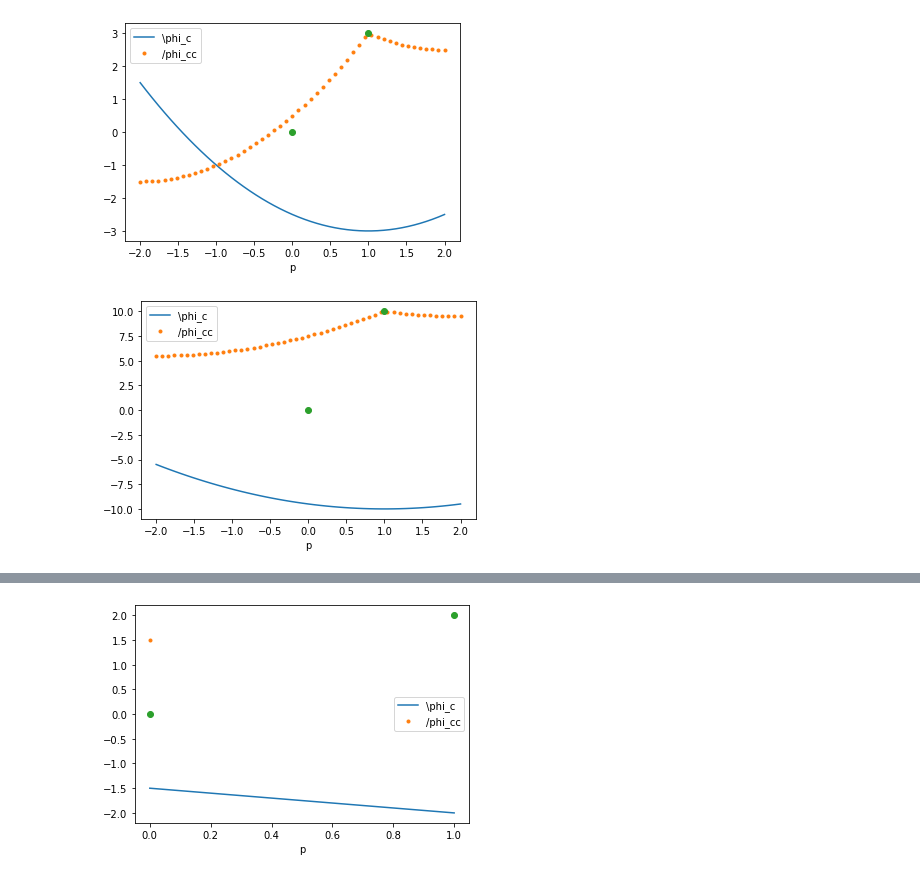
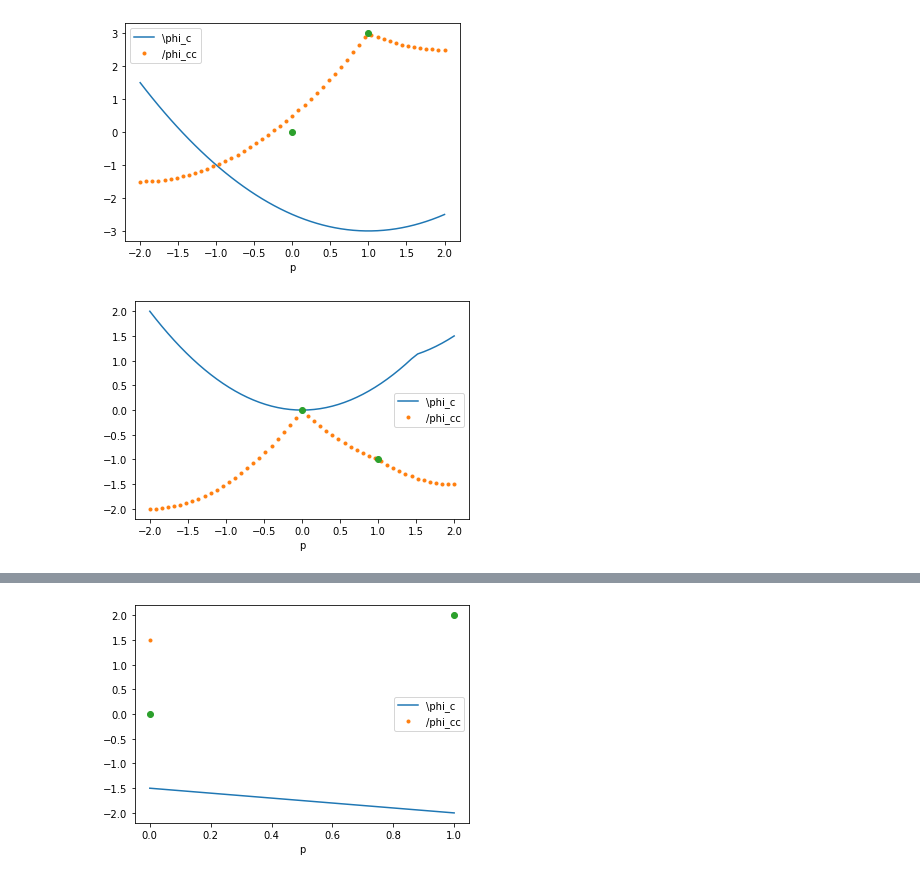
Before and after one commit to yy-sakai/Reserch, a Jupyter notebook: code/jupyter notebook/c_transform.ipynb, the cells around one changed output, grey strips where cells are left out. Cells and saved outputs as stored; diff of their text form; code cells hidden in the pictures.

```diff
--- a/code/jupyter notebook/c_transform.ipynb
+++ b/code/jupyter notebook/c_transform.ipynb
@@ -196,12 +181,0 @@ $(x, y) = \{(0, 0), (1, 1)\}$. ただし、$y =  \phi(x)$
-# %%
-    x = np.array([0,1])
-    y = np.array([0,1.2])
-    p = np.linspace(-2, 2, 51)
-    phi_c, iopt = c_transform(x, y, p)
-    plt.plot(p, phi_c, label=r'\phi_c')
-    phi_cc, _= c_transform(p, phi_c, p)
-    plt.plot(p, phi_cc, '.',  label=r'/phi_cc')
-    plt.plot(x, y, 'o')
-    plt.xlabel('p')
-    plt.legend()
-    plt.show()
@@ -221,3 +228,15 @@ $(x, y) = \{(0, 0), (1, 1)\}$. ただし、$y =  \phi(x)$
     plt.show()
 # %% [output]
 [figure]
+# %%
+    x = np.array([0,1])
+    y = np.array([0,2.5])
+    p = np.linspace(-2, 2, 51)
+    phi_c, iopt = c_transform(x, y, p)
+    plt.plot(p, phi_c, label=r'\phi_c')
+    phi_cc, _= c_transform(p, phi_c, p)
+    plt.plot(p, phi_cc, '.',  label=r'/phi_cc')
+    plt.plot(x, y, 'o')
+    plt.xlabel('p')
+    plt.legend()
+    plt.show()
@@ -223,0 +245,12 @@ $(x, y) = \{(0, 0), (1, 1)\}$. ただし、$y =  \phi(x)$
+# %%
+    x = np.array([0,1])
+    y = np.array([0,2.6])
+    p = np.linspace(-2, 2, 51)
+    phi_c, iopt = c_transform(x, y, p)
+    plt.plot(p, phi_c, label=r'\phi_c')
+    phi_cc, _= c_transform(p, phi_c, p)
+    plt.plot(p, phi_cc, '.',  label=r'/phi_cc')
+    plt.plot(x, y, 'o')
+    plt.xlabel('p')
+    plt.legend()
+    plt.show()
@@ -237,15 +272,15 @@ $(x, y) = \{(0, 0), (1, 1)\}$. ただし、$y =  \phi(x)$
 [figure]
 # %%
     x = np.array([0,1])
-    y = np.array([0,10])
+    y = np.array([0,-1])
     p = np.linspace(-2, 2, 51)
     phi_c, iopt = c_transform(x, y, p)
     plt.plot(p, phi_c, label=r'\phi_c')
     phi_cc, _= c_transform(p, phi_c, p)
     plt.plot(p, phi_cc, '.',  label=r'/phi_cc')
     plt.plot(x, y, 'o')
     plt.xlabel('p')
     plt.legend()
     plt.show()
 # %% [output]
-[figure, old version]
+[figure, new version]
```
Also changed, not shown: parts of 10 cells of this notebook, 4 other files.
